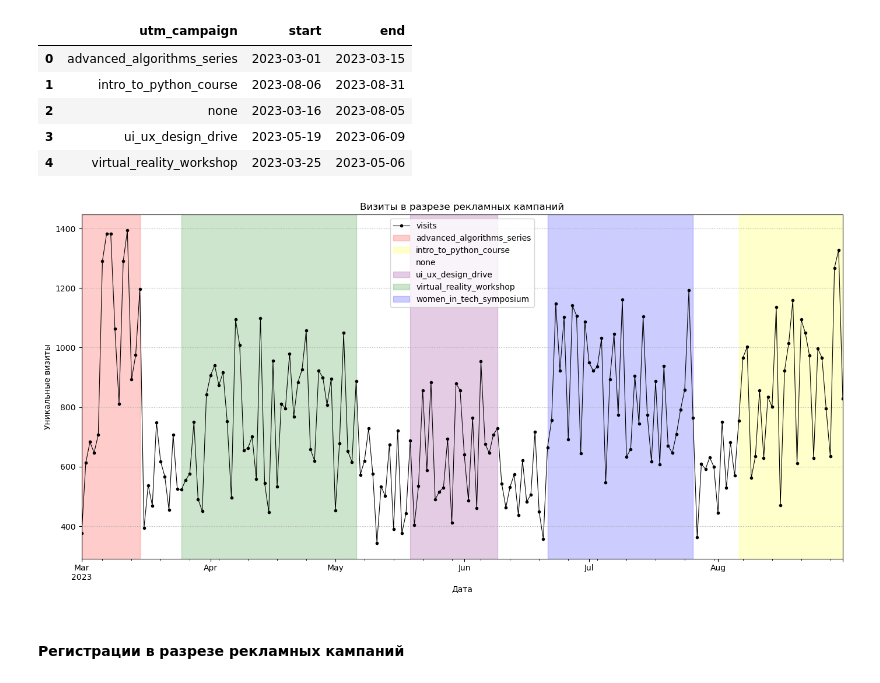
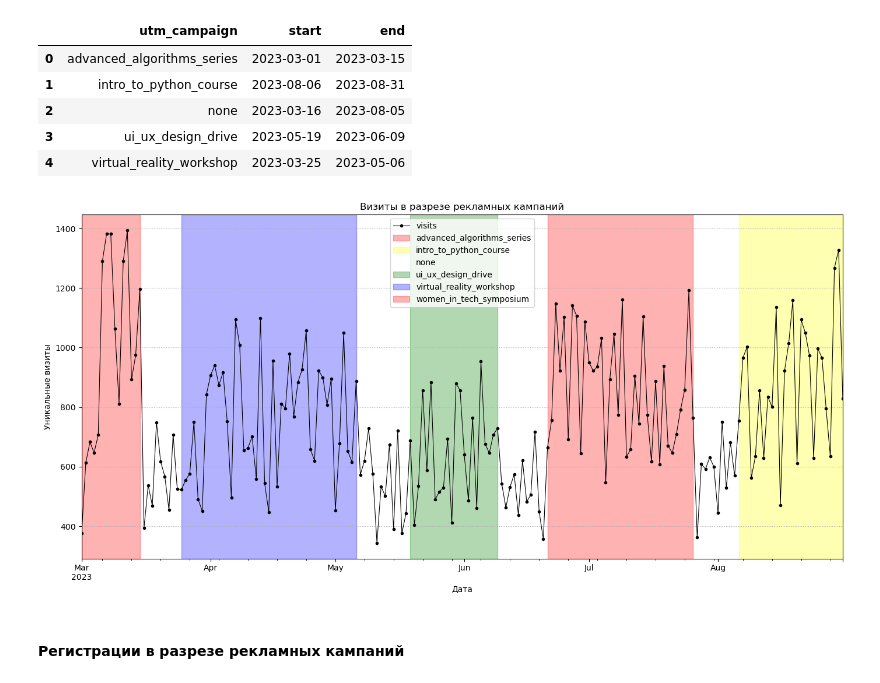
Before and after one commit to vishnevoe/data-analytics-project-100, a Jupyter notebook: charts_project.ipynb, the cells around one changed output. Saved outputs shown, nothing was run; the diff lists cells and outputs as text; code cells hidden in the pictures.

```diff
--- a/charts_project.ipynb
+++ b/charts_project.ipynb
@@ -382,28 +382,22 @@ campaign_periods.head()
 | 2 | none | 2023-03-16 | 2023-08-05 |
 | 3 | ui_ux_design_drive | 2023-05-19 | 2023-06-09 |
 | 4 | virtual_reality_workshop | 2023-03-25 | 2023-05-06 |
-# %%
-ads.plot(kind='line', figsize=(14, 7), x='date_group', y='visits', linewidth=0.8, color='black', label='visits', marker='o', markersize=3)
-color_map = {
-    'advanced_algorithms_series': 'red',
-    'intro_to_python_course': 'yellow',
-    'ui_ux_design_drive': 'purple',
-    'virtual_reality_workshop': 'green',
-    'women_in_tech_symposium': 'blue',
-    'none': 'white'
-}
-for _,row in campaign_periods.iterrows():
-    plt.axvspan(row['start'], row['end'], label=row['utm_campaign'], color=color_map[row['utm_campaign']], alpha=0.2)
-
-plt.title("Визиты в разрезе рекламных кампаний")
-plt.xlabel("Дата")
-plt.ylabel("Уникальные визиты")
-plt.grid(axis='y', linestyle=':')
-plt.legend(loc='upper center')
-plt.tight_layout()
-plt.savefig('./charts/visits_during_marketing.png')
-# %% [output]
-[figure, removed]
+# %%
+ads.plot(kind='line', figsize=(14, 7), x='date_group', y='visits', linewidth=0.8, color='black', label='visits', marker='o', markersize=3)
+
+colors = ['red', 'yellow', 'white', 'green', 'blue']
+for i, row in campaign_periods.iterrows():
+    plt.axvspan(row['start'], row['end'], color=colors[i % len(colors)], alpha=0.3, label=row['utm_campaign'])
+
+plt.title("Визиты в разрезе рекламных кампаний")
+plt.xlabel("Дата")
+plt.ylabel("Уникальные визиты")
+plt.grid(axis='y', linestyle=':')
+plt.legend(loc='upper center')
+plt.tight_layout()
+plt.savefig('./charts/visits_during_marketing.png')
+# %% [output]
+[figure, added]
 # %% [markdown]
 <h4> Регистрации в разрезе рекламных кампаний </h4>
 # %%
```
Also changed, not shown: parts of 1 cell of this notebook.
